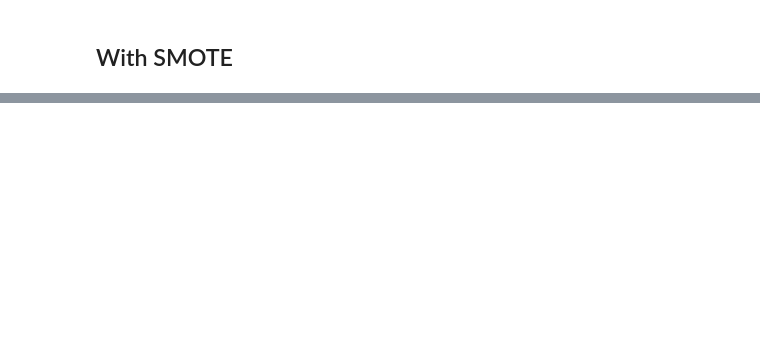
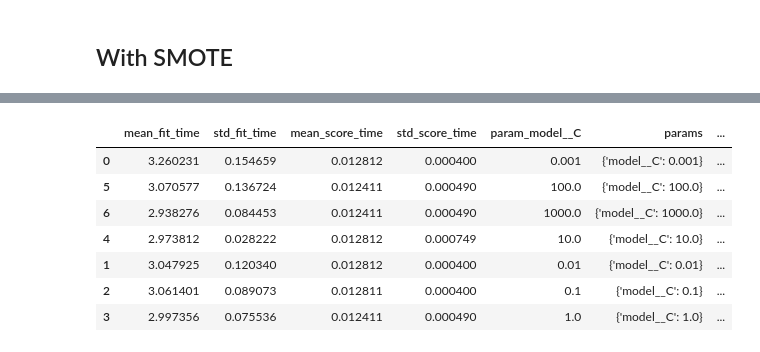
Before and after one commit to OCangrand/OC-Project7, a Jupyter notebook: Modelisation.ipynb, the cells around one changed output, grey strips where cells are left out. Saved outputs shown, nothing was run; the diff lists cells and outputs as text; code cells hidden in the pictures; blank space fills up the shorter version.

```diff
--- a/Modelisation.ipynb
+++ b/Modelisation.ipynb
@@ -228,16 +304,0 @@ Wall time: 8.12 s
-# %%
-%%time
-
-from imblearn.pipeline import Pipeline
-from imblearn.over_sampling import SMOTE
-
-
-
-steps = [('over', SMOTE(random_state=0)), ('model', LogisticRegression(random_state=0))]
-pipeline = Pipeline(steps=steps)
-pipeline.fit(train_x, train_y)
-
-metrics = calcul_metrics(pipeline, valid_x, valid_y)
-print(classification_report(valid_y, pipeline.predict(valid_x)))
-
-logToMLflow(lr, train_x, metrics, training_tag="Basic LR model with SMOTE no param")
@@ -270,0 +319,23 @@ sns.heatmap(cf_matrix, annot=labels, fmt="", cmap='Blues')
+# %%
+train_x_30k = train_x[:30000]
+train_y_30k = train_y[:30000]
+# %%
+%%time
+
+params = {
+    "model__C":np.logspace(-3, 3, 7)#,
+    #"model__penalty":['l1', 'l2']
+}
+
+
+
+steps = [('over', SMOTE(random_state=0)), ('model', LogisticRegression(random_state=0))]
+pipeline = Pipeline(steps=steps)
+GS2 = GridSearchCV(pipeline, params, scoring=custom_scorer)
+
+GS2.fit(train_x_30k, train_y_30k)
+
+print("tuned hpyerparameters :(best parameters) ",GS2.best_params_)
+print("accuracy :",GS2.best_score_)
+resultizeGrid(GS2)
+# %% [output]
@@ -270,0 +346,8 @@ sns.heatmap(cf_matrix, annot=labels, fmt="", cmap='Blues')
+|  | mean_fit_time | std_fit_time | mean_score_time | std_score_time | param_model__C | params | ... |
+| 0 | 3.260231 | 0.154659 | 0.012812 | 0.000400 | 0.001 | {'model__C': 0.001} | ... |
+| 5 | 3.070577 | 0.136724 | 0.012411 | 0.000490 | 100.0 | {'model__C': 100.0} | ... |
+| 6 | 2.938276 | 0.084453 | 0.012411 | 0.000490 | 1000.0 | {'model__C': 1000.0} | ... |
+| 4 | 2.973812 | 0.028222 | 0.012812 | 0.000749 | 10.0 | {'model__C': 10.0} | ... |
+| 1 | 3.047925 | 0.120340 | 0.012812 | 0.000400 | 0.01 | {'model__C': 0.01} | ... |
+| 2 | 3.061401 | 0.089073 | 0.012811 | 0.000400 | 0.1 | {'model__C': 0.1} | ... |
+| 3 | 2.997356 | 0.075536 | 0.012411 | 0.000490 | 1.0 | {'model__C': 1.0} | ... |
```
Also changed, not shown: parts of 29 cells of this notebook.
